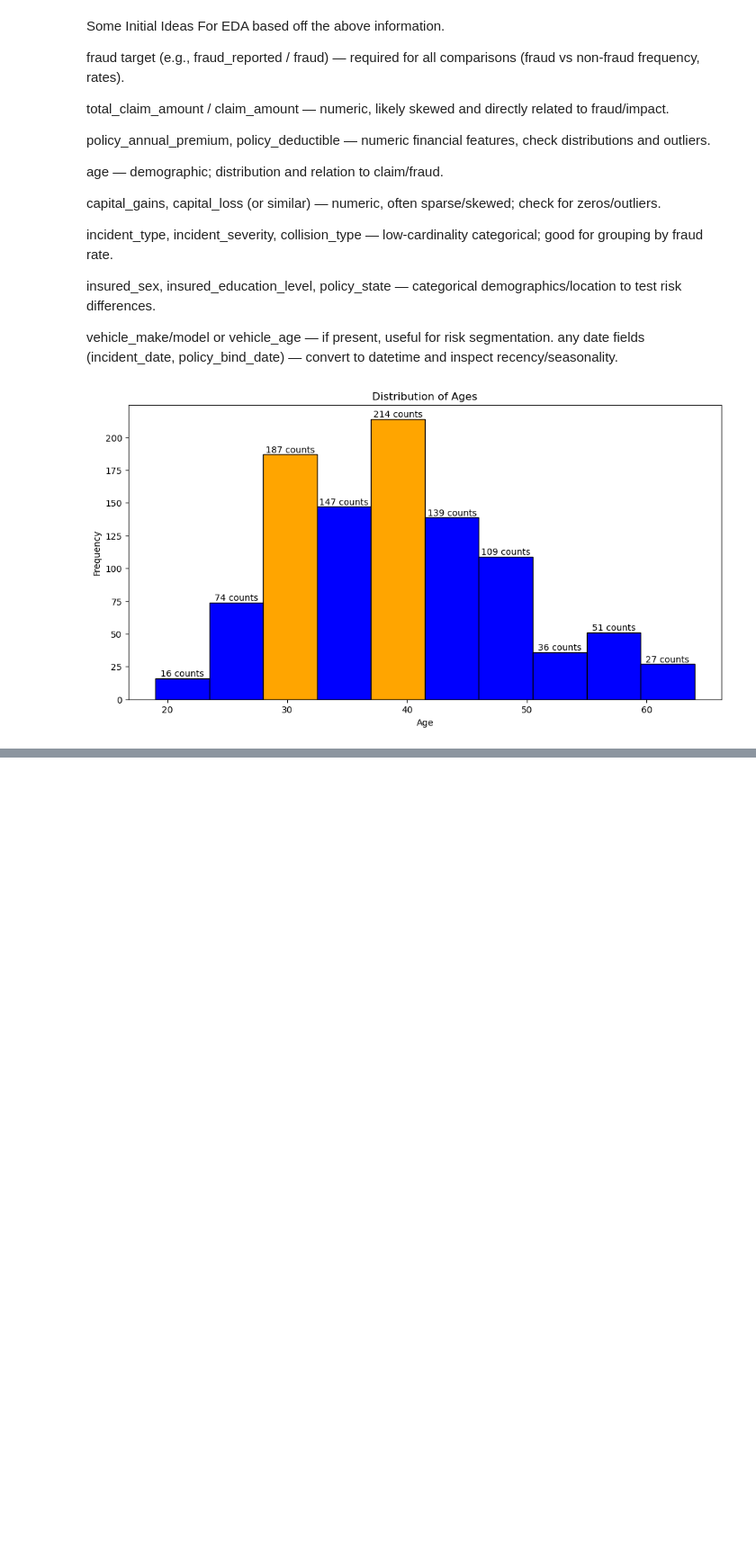
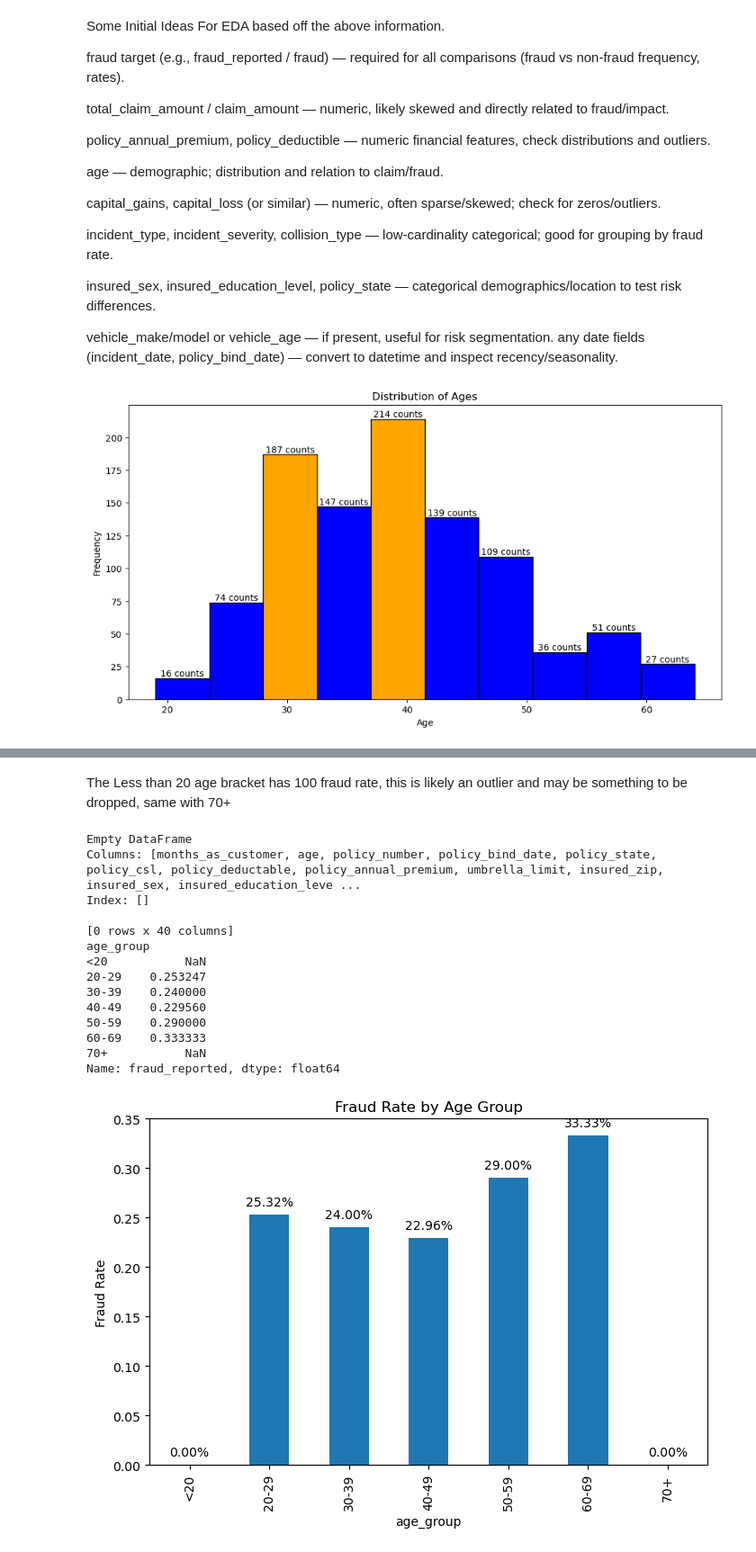
Before and after one commit to oaj1/Insurance_Claims, a Jupyter notebook: Insurance_Claims_EDA.ipynb, the cells around one changed output, grey strips where cells are left out. Shown at 90% size. Saved outputs shown, nothing was run; the diff lists cells and outputs as text; code cells hidden in the pictures; blank space fills up the shorter version.

```diff
--- a/Insurance_Claims_EDA.ipynb
+++ b/Insurance_Claims_EDA.ipynb
@@ -130,0 +162,43 @@ plt.show()
+# %% [markdown]
+The Less than 20 age bracket has 100 fraud rate, this is likely an outlier and may be something to be dropped, same with 70+
+# %%
+#lets investigate the fraud rate for < 20
+young = df[df['age_group'] == '<20']
+print(young)
+
+#It is a real finding that the fraud rate is so high in the younger age group, but it is based on only 1 claim
+#This is likely an outlier and may be something to be dropped, same with 70
+
+#I'll drop these age groups for now
+df = df.drop(df[df['age_group'] == '<20'].index)
+df = df.drop(df[df['age_group'] == '70+'].index)
+
+#Lets take a look at the fraud rate by age group again
+# Fraud rate per age group
+fraud_by_group = df.groupby('age_group')['fraud_reported'].apply(lambda x: (x=='Y').mean())
+
+print(fraud_by_group)
+
+# Plot fraud rate by age group
+ax = fraud_by_group.plot(kind='bar', figsize=(8,5), ylabel='Fraud Rate', title='Fraud Rate by Age Group')
+
+for p in ax.patches:
+    height = p.get_height()
+    ax.annotate(f'{height:.2%}', (p.get_x() + p.get_width() / 2, height),
+                ha='center', va='bottom', fontsize=10, color='black', xytext=(0, 5), textcoords='offset points')
+# %% [output]
+Empty DataFrame
+Columns: [months_as_customer, age, policy_number, policy_bind_date, policy_state, policy_csl, policy_deductable, policy_annual_premium, umbrella_limit, insured_zip, insured_sex, insured_education_leve ...
+Index: []
+
+[0 rows x 40 columns]
+age_group
+<20           NaN
+20-29    0.253247
+30-39    0.240000
+40-49    0.229560
+50-59    0.290000
+60-69    0.333333
+70+           NaN
+Name: fraud_reported, dtype: float64
+[figure, added]
```
Also changed, not shown: parts of 1 cell of this notebook.
